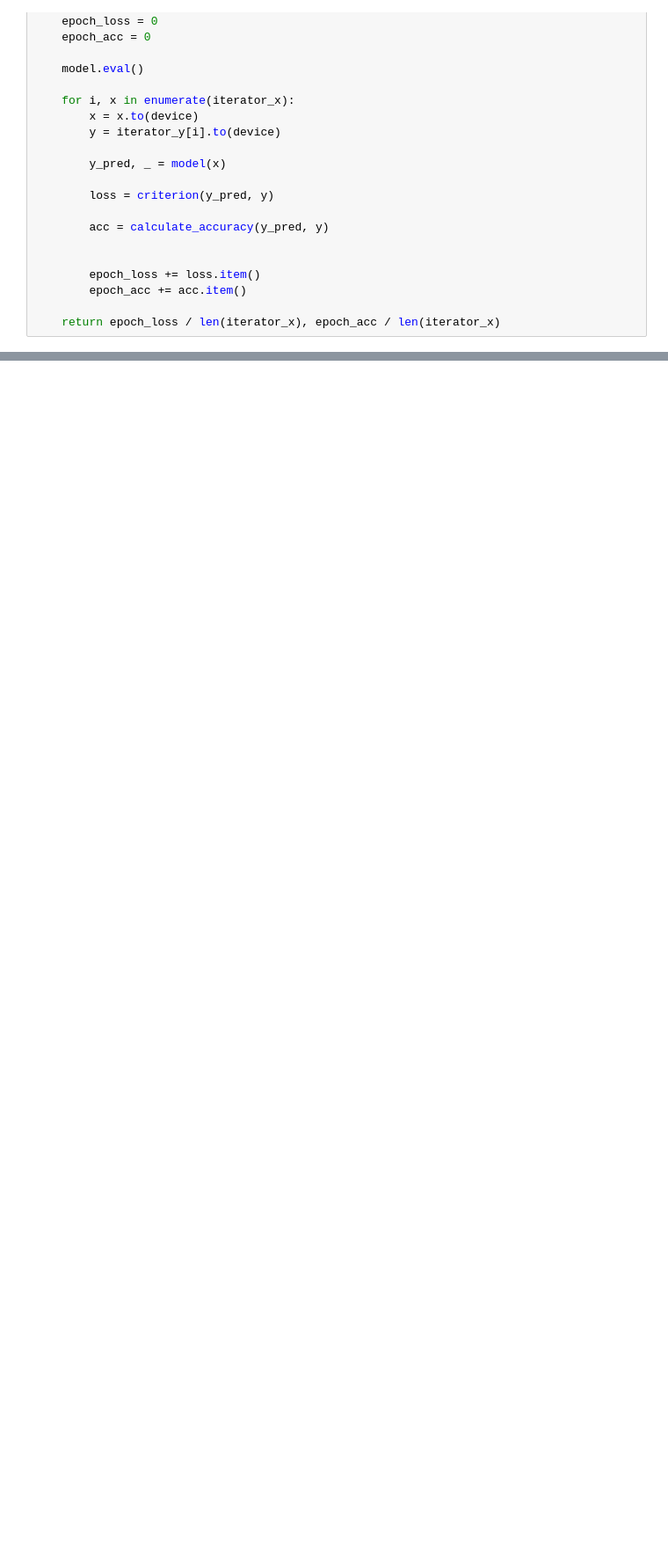
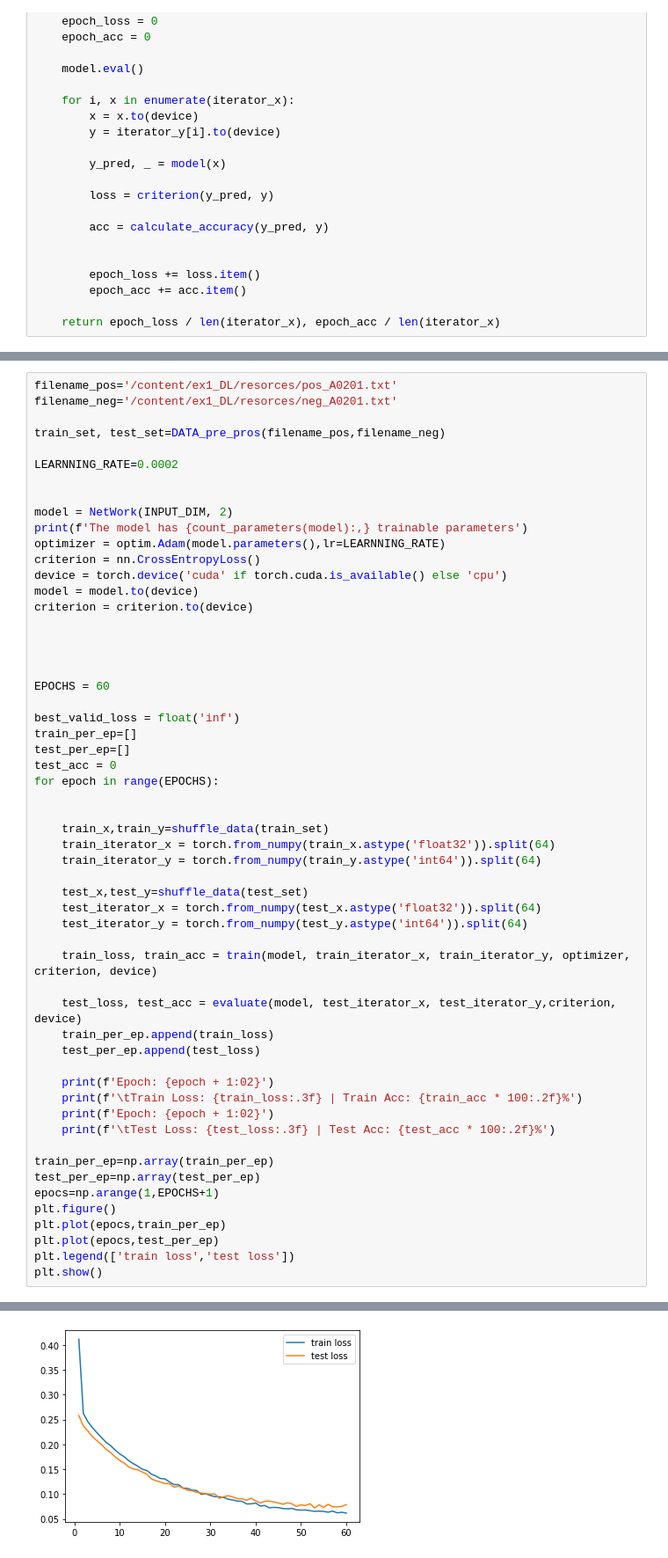
Before and after one commit to yoavdana/ex1-Deep-Learnning, a Jupyter notebook: ex1_DL.ipynb, the cells around one changed output, grey strips where cells are left out. Shown at 88% size. Drawn from its saved outputs; the diff is of its cells as text; blank space fills up the shorter version.

```diff
--- a/ex1_DL.ipynb
+++ b/ex1_DL.ipynb
@@ -299,0 +327,57 @@ True
+# %%
+filename_pos='/content/ex1_DL/resorces/pos_A0201.txt'
+filename_neg='/content/ex1_DL/resorces/neg_A0201.txt'
+
+train_set, test_set=DATA_pre_pros(filename_pos,filename_neg)
+
+LEARNNING_RATE=0.0002
+
+
+model = NetWork(INPUT_DIM, 2)
+print(f'The model has {count_parameters(model):,} trainable parameters')
+optimizer = optim.Adam(model.parameters(),lr=LEARNNING_RATE)
+criterion = nn.CrossEntropyLoss()
+device = torch.device('cuda' if torch.cuda.is_available() else 'cpu')
+model = model.to(device)
+criterion = criterion.to(device)
+
+
+
+
+EPOCHS = 60
+
+best_valid_loss = float('inf')
+train_per_ep=[]
+test_per_ep=[]
+test_acc = 0
+for epoch in range(EPOCHS):
+
+
+    train_x,train_y=shuffle_data(train_set)
+    train_iterator_x = torch.from_numpy(train_x.astype('float32')).split(64)
+    train_iterator_y = torch.from_numpy(train_y.astype('int64')).split(64)
+
+    test_x,test_y=shuffle_data(test_set)
+    test_iterator_x = torch.from_numpy(test_x.astype('float32')).split(64)
+    test_iterator_y = torch.from_numpy(test_y.astype('int64')).split(64)
+
+    train_loss, train_acc = train(model, train_iterator_x, train_iterator_y, optimizer, criterion, device)
+
+    test_loss, test_acc = evaluate(model, test_iterator_x, test_iterator_y,criterion, device)
+    train_per_ep.append(train_loss)
+    test_per_ep.append(test_loss)
+
+    print(f'Epoch: {epoch + 1:02}')
+    print(f'\tTrain Loss: {train_loss:.3f} | Train Acc: {train_acc * 100:.2f}%')
+    print(f'Epoch: {epoch + 1:02}')
+    print(f'\tTest Loss: {test_loss:.3f} | Test Acc: {test_acc * 100:.2f}%')
+
+train_per_ep=np.array(train_per_ep)
+test_per_ep=np.array(test_per_ep)
+epocs=np.arange(1,EPOCHS+1)
+plt.figure()
+plt.plot(epocs,train_per_ep)
+plt.plot(epocs,test_per_ep)
+plt.legend(['train loss','test loss'])
+plt.show()
+# %% [output]
@@ -299,0 +401 @@ True
+[figure, added]
```
Also changed, not shown: parts of 8 cells of this notebook.
